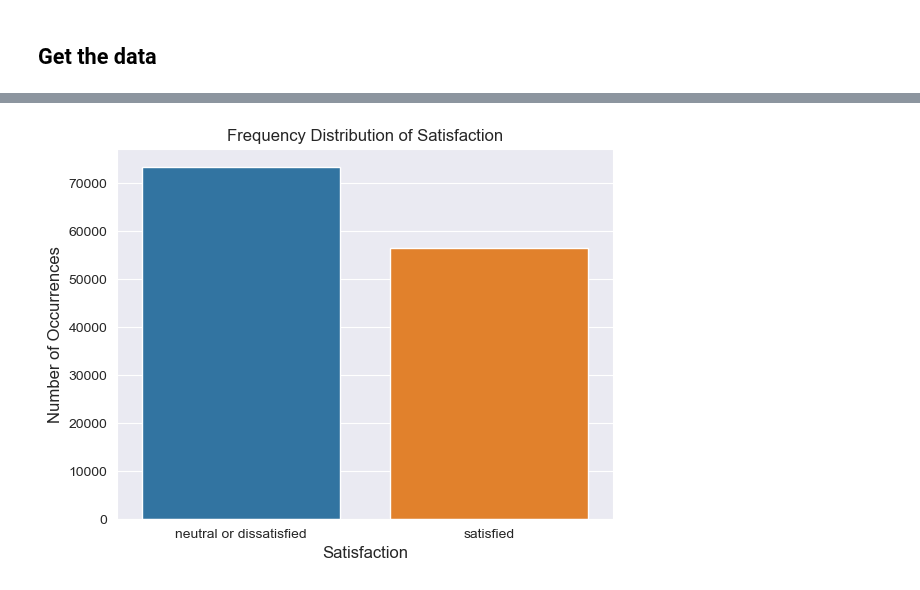
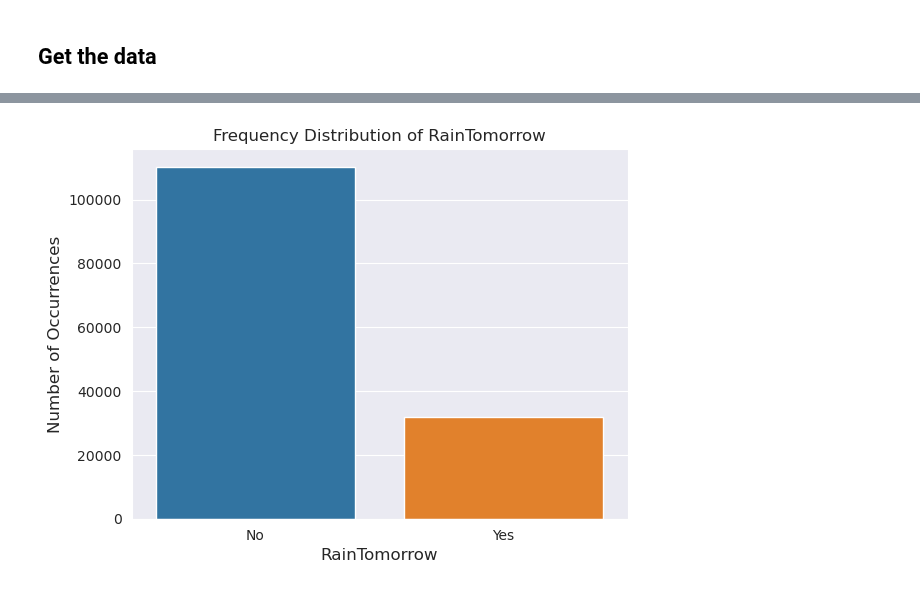
Before and after one commit to goncalobraga27/DAA, a Jupyter notebook: src/parte1/data_exploration.ipynb, the cells around one changed output, grey strips where cells are left out. Saved outputs shown, nothing was run; the diff lists cells and outputs as text; code cells hidden in the pictures.

```diff
--- a/src/parte1/data_exploration.ipynb
+++ b/src/parte1/data_exploration.ipynb
@@ -10,7 +10,7 @@ from scipy.stats import spearmanr
 # %% [markdown]
 ## Get the data
 # %%
-df = pd.read_csv('../../datasets/parte1/dataset.csv')
+df = pd.read_csv('../../datasets/parte1/weatherAUS.csv')
 # %%
 df.columns
 df.shape
@@ -99,10 +145,10 @@ sns.heatmap(satisfaction_corr, linecolor='black', linewidths=0.5, annot=True)
 # %%
-satisfaction_count = df['satisfaction'].value_counts()
+raintomorrow_count = df['RainTomorrow'].value_counts()
 sns.set_style('darkgrid')
-sns.barplot(x=satisfaction_count.index, y=satisfaction_count.values)
-plt.title('Frequency Distribution of Satisfaction')
+sns.barplot(x=raintomorrow_count.index, y=raintomorrow_count.values)
+plt.title('Frequency Distribution of RainTomorrow')
 plt.ylabel('Number of Occurrences', fontsize=12)
-plt.xlabel('Satisfaction', fontsize=12)
+plt.xlabel('RainTomorrow', fontsize=12)
 plt.show()
 # %% [output]
-[figure, old version]
+[figure, new version]
```
Also changed, not shown: parts of 20 cells of this notebook, 7 other files.
